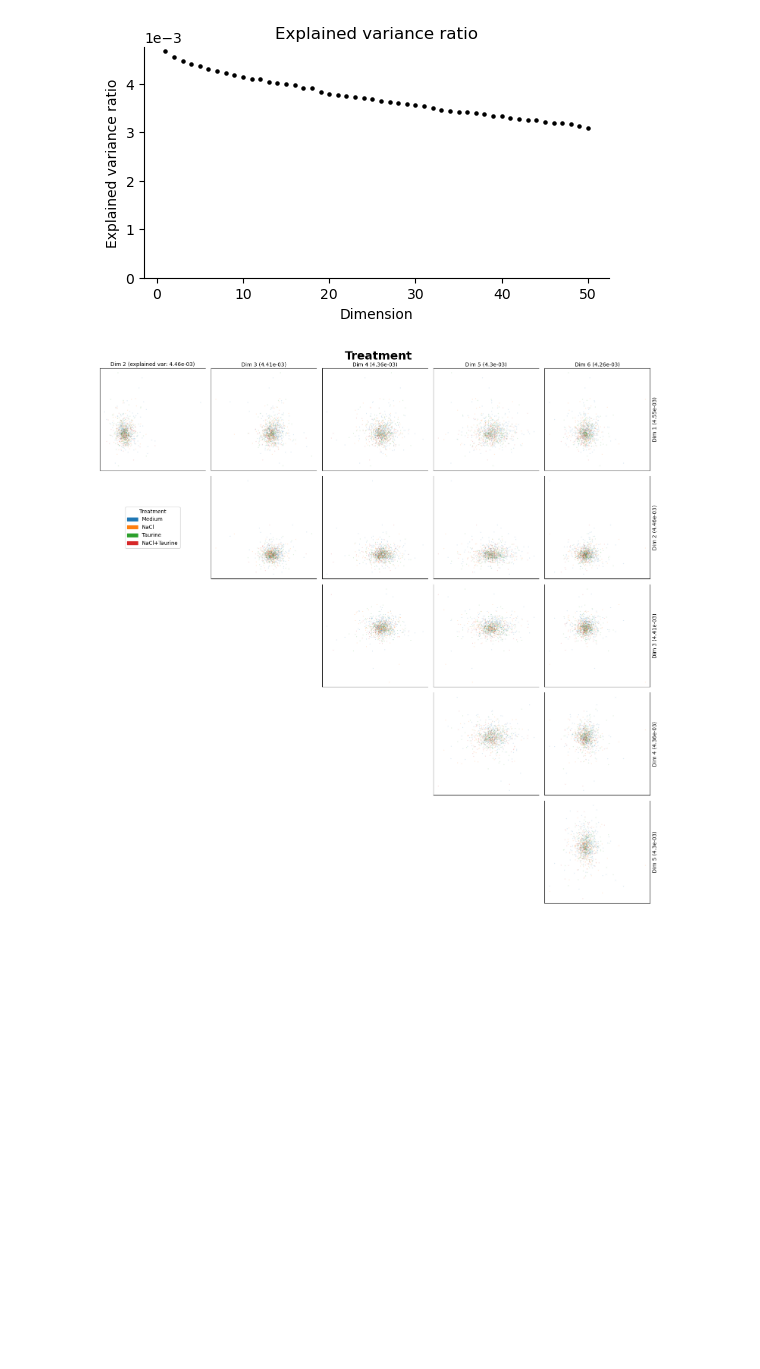
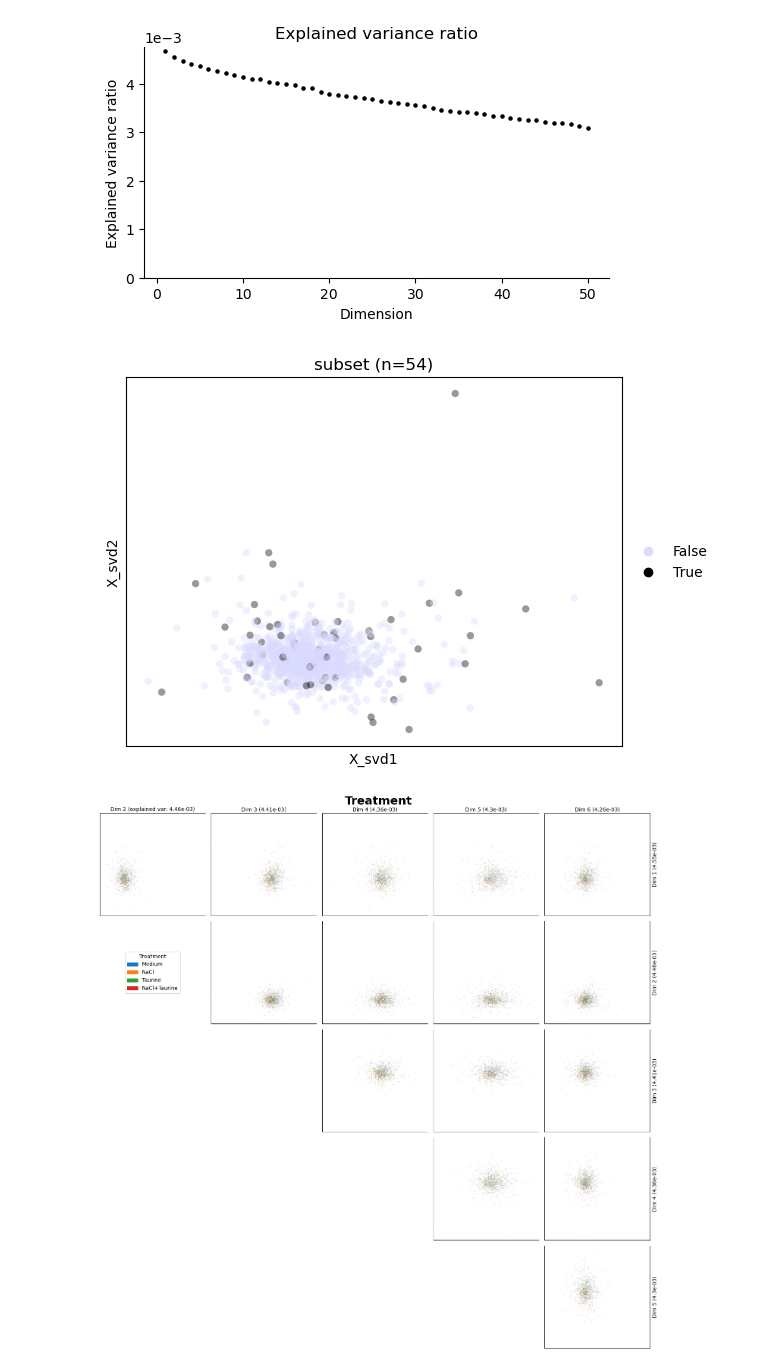
Before and after one commit to siebrenf/stamp, a Jupyter notebook: tutorial.ipynb, the cells around one changed output. Drawn from its saved outputs; the diff is of its cells as text; code cells hidden in the pictures; blank space fills up the shorter version.

```diff
--- a/tutorial.ipynb
+++ b/tutorial.ipynb
@@ -274,3 +272,12 @@ fig, ax = st.pl.scree(adata)
 plt.show()
 # %% [output]
 [figure]
+# %%
+# visualize the effect of subsetting the data
+st.tl.sketch(adata, frac=0.05, return_subset=False)
+fig, ax = st.pl.sketch(adata, plot_kwargs={"alpha":0.4})
+obs_column="subset"
+ax.set_title(f"{obs_column} (n={sum(adata.obs[obs_column]):_})")
+plt.show()
+# %% [output]
+[figure, added]
```
Also changed, not shown: parts of 11 cells of this notebook.
